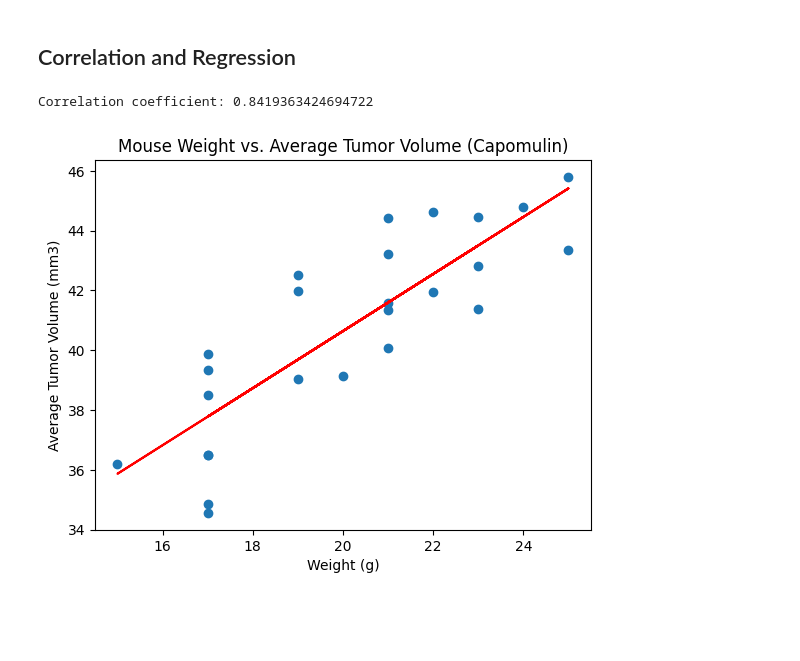
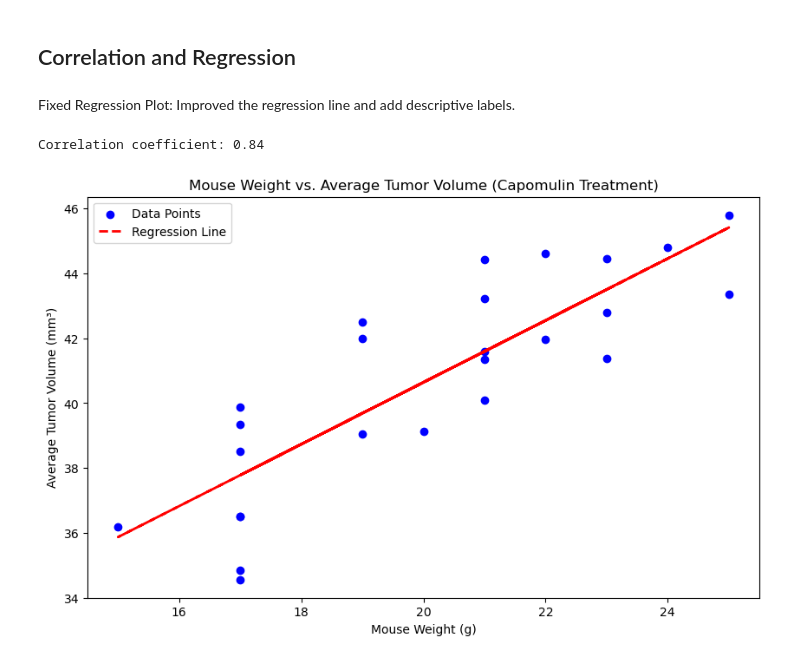
Before and after one commit to ethanshipman/Matplotlib-Challenge, a Jupyter notebook: pymaceuticals_analysis.ipynb, the cells around one changed output. Saved outputs shown, nothing was run; the diff lists cells and outputs as text; code cells hidden in the pictures; blank space fills up the shorter version.

```diff
--- a/pymaceuticals_analysis.ipynb
+++ b/pymaceuticals_analysis.ipynb
@@ -261,23 +278,37 @@ plt.show()
 # %% [markdown]
 ## Correlation and Regression
+# %% [markdown]
+Fixed Regression Plot: Improved the regression line and add descriptive labels.
 # %%
 # Calculate the correlation coefficient and a linear regression model
 #calculation
 correlation = avg_tumor_vol_by_weight["Weight"].corr(avg_tumor_vol_by_weight["Avg_Tumor_Vol"])
-print(f"Correlation coefficient: {correlation}")
+print(f"Correlation coefficient: {correlation:.2f}")
 
 #linear regression
-slope, intercept, rvalue, pvalue, stderr = st.linregress(
+slope, intercept, rvalue, pvalue, stderr = stats.linregress(
     avg_tumor_vol_by_weight["Weight"], avg_tumor_vol_by_weight["Avg_Tumor_Vol"]
 )
 regress_values = avg_tumor_vol_by_weight["Weight"] * slope + intercept
 # for mouse weight and average observed tumor volume for the entire Capomulin regimen
-plt.scatter(avg_tumor_vol_by_weight["Weight"], avg_tumor_vol_by_weight["Avg_Tumor_Vol"])
-plt.plot(avg_tumor_vol_by_weight["Weight"], regress_values, color='red')
-plt.title("Mouse Weight vs. Average Tumor Volume (Capomulin)")
-plt.xlabel("Weight (g)")
-plt.ylabel("Average Tumor Volume (mm3)")
+# Scatter plot with regression line
+plt.figure(figsize=(10, 6))
+
+# Plot scatter points
+plt.scatter(avg_tumor_vol_by_weight["Weight"], avg_tumor_vol_by_weight["Avg_Tumor_Vol"],
+            color='blue', label='Data Points')
+
+# Regression line
+plt.plot(avg_tumor_vol_by_weight["Weight"], regress_values, color='red', linestyle='--', linewidth=2, label='Regression Line')
+
+# Add titles and labels
+plt.title("Mouse Weight vs. Average Tumor Volume (Capomulin Treatment)")
+plt.xlabel("Mouse Weight (g)")
+plt.ylabel("Average Tumor Volume (mm³)")
+plt.legend()
+
+# Display the plot
 plt.show()
 # %% [output]
-Correlation coefficient: 0.8419363424694722
+Correlation coefficient: 0.84
-[figure, old version]
+[figure, new version]
```
Also changed, not shown: parts of 13 cells of this notebook.
